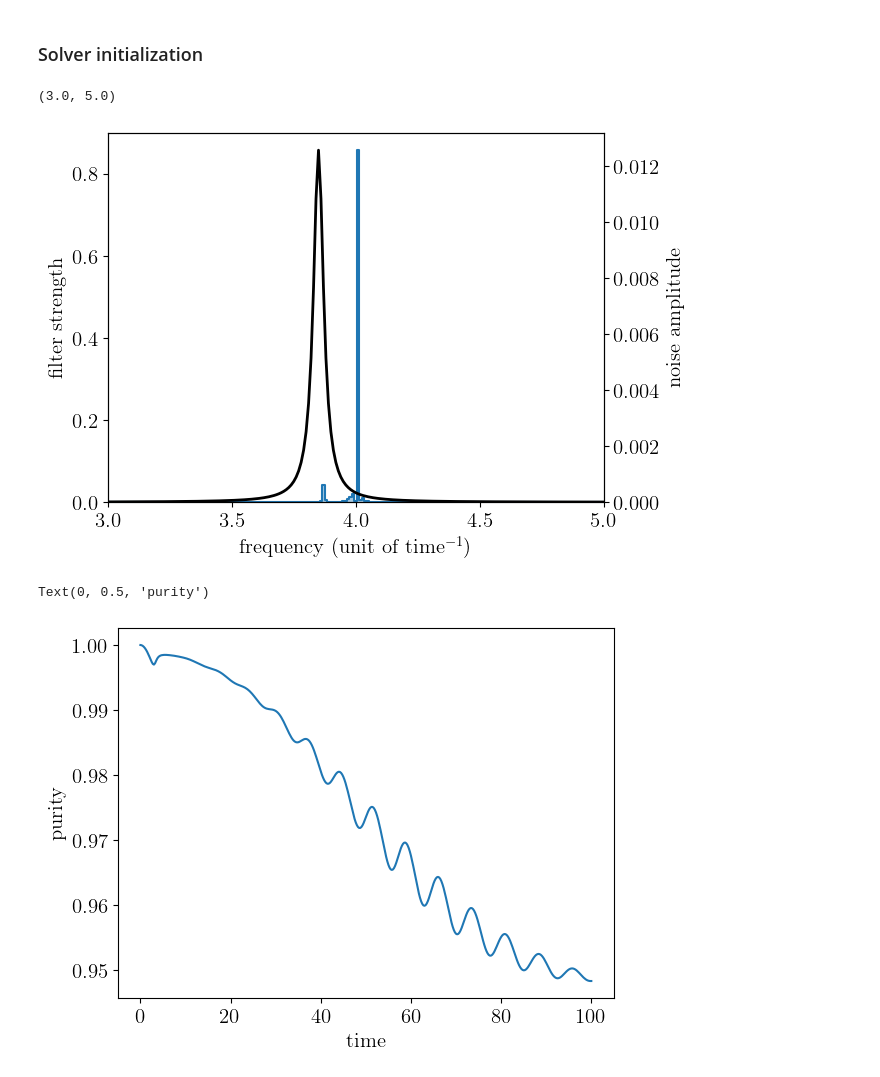
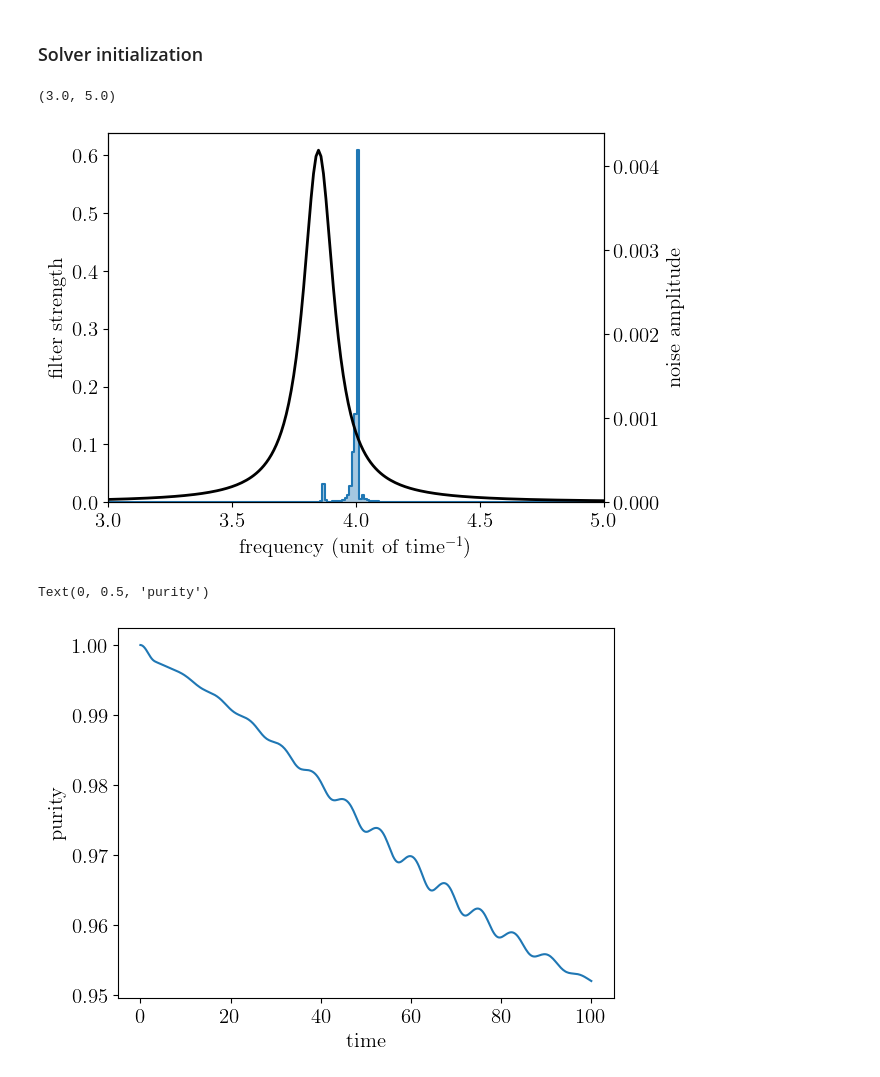
Before and after one commit to hzw770/kdshmap, a Jupyter notebook: kdshmap_example_Transmon_TLS.ipynb, the cells around one changed output. Saved outputs shown, nothing was run; the diff lists cells and outputs as text; code cells hidden in the pictures.

```diff
--- a/kdshmap_example_Transmon_TLS.ipynb
+++ b/kdshmap_example_Transmon_TLS.ipynb
@@ -33,12 +33,14 @@ alpha = -0.3 * 2*np.pi  # transmon anharmonicity
 # Transmon Hamiltonian
 Hq = q.num(tmon_dim)*wq + alpha * (q.num(tmon_dim)*(q.num(tmon_dim)-1)/2)
 n_op = q.destroy(tmon_dim)+q.create(tmon_dim)
-
+sx = q.sigmax()
+sy = q.sigmay()
 # A TLS as the noise source
 wt = 3.85 * 2*np.pi
 g = 0.005*2*np.pi
-gamma = 0.05*2*np.pi
+gamma = 0.15*2*np.pi
 f_list = np.linspace(-10, 10, 2001)
+# We will reuse these parameters as we arrive at the simulation with tls as a quantum object
 Sf_list = gamma/((gamma/2)**2+(f_list-wt/2/np.pi)**2*4*np.pi**2) * g**2 ## Lorentzian spectrum describing the TLS
 # %% [markdown]
 ## Pulse shaping
@@ -47,15 +59,4 @@ Sf_list = gamma/((gamma/2)**2+(f_list-wt/2/np.pi)**2*4*np.pi**2) * g**2 ## Loren
 # %%
-def gaussian_env(t_list, mid, duration, scale):
-
-    env = sp.stats.norm(loc = mid, scale = scale).pdf(t_list)
-    env_min = np.amin(env[np.where((t_list>mid-duration/2) & (t_list<mid+duration/2))])
-    env = env - env_min
-    env = np.fmax(env, np.zeros(env.shape))
-    env = env/np.amax(env)
-
-    return env
-
-
 t_list = np.linspace(0, 100, 50001)
 env = gaussian_env(t_list, t_list[-1]/2, t_list[-1], t_list[-1])
 wd = wq - 0.13*2*np.pi
@@ -68,7 +69,7 @@ ax[1].plot(t_list, drive)
 ax[1].set_xlabel('time')
 ax[0].set_title('pulse shape')
 
-amp = np.pi/np.sum(env)/abs(t_list[1]-t_list[0]) * 8
+amp = np.pi/np.sum(env)/abs(t_list[1]-t_list[0]) * 6.6
 drive = drive*amp
 # %% [output]
 [figure]
@@ -82,25 +83,25 @@ H = [Hq, [n_op, sp.interpolate.CubicSpline(t_list, drive)]]
 # kdshsolver
 t_list_output = np.linspace(0, t_list[-1], 401)
 minimal_step = 1/(wq/2/np.pi)/20
-pure_state = q.basis(tmon_dim, 1)
+pure_state = (q.basis(tmon_dim, 1) + q.basis(tmon_dim, 0))/np.sqrt(2)
 measure_state = q.basis(tmon_dim, 1)
-solver = kd.KeldyshSolver(H, t_list_output, minimal_step, [n_op],
+solver1 = kd.KeldyshSolver(H, t_list_output, minimal_step, [n_op],
                           [f_list], [Sf_list], trunc_freq=[(0, 5)], density0=pure_state*pure_state.dag(),
-                          e_ops=[measure_state*measure_state.dag()], spd_renorm_method='trapz', goal='None')
+                          e_ops=[sx], spd_renorm_method='trapz', goal='expect')
 # %%
-ax = solver.plot_filter_Sf()
+ax = solver1.plot_filter_Sf()
 ax.set_xlim(3,5)
 # %% [output]
 (3.0, 5.0)
-[figure, old version]
+[figure, new version]
 # %%
 pure_state = (q.basis(tmon_dim, 1) + q.basis(tmon_dim, 0))/np.sqrt(2)
-solver.density0 = pure_state * pure_state.dag()
-densities = solver.generate_densities()
-purity_list = np.einsum('ij,ij->i', densities, np.conjugate(densities))
-plt.plot(solver.t_list_sub, abs(purity_list))
+solver1.density0 = pure_state * pure_state.dag()
+densities = solver1.generate_densities()
+purity1_list = np.einsum('ij,ij->i', densities, np.conjugate(densities))
+plt.plot(solver1.t_list_sub, abs(purity1_list))
 plt.xlabel('time')
 plt.ylabel('purity')
 # %% [output]
 Text(0, 0.5, 'purity')
-[figure, old version]
+[figure, new version]
```
Also changed, not shown: parts of 19 cells of this notebook, 4 other files.
